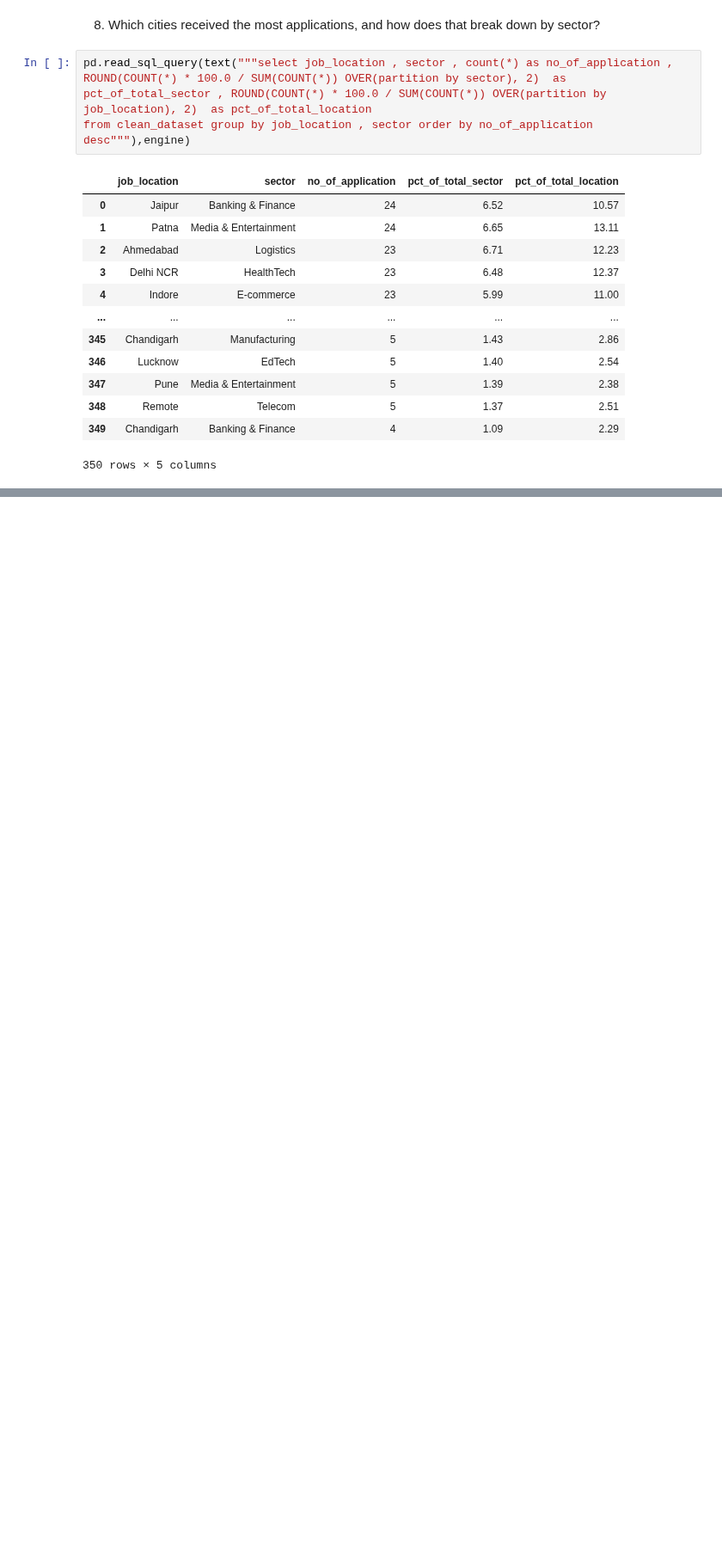
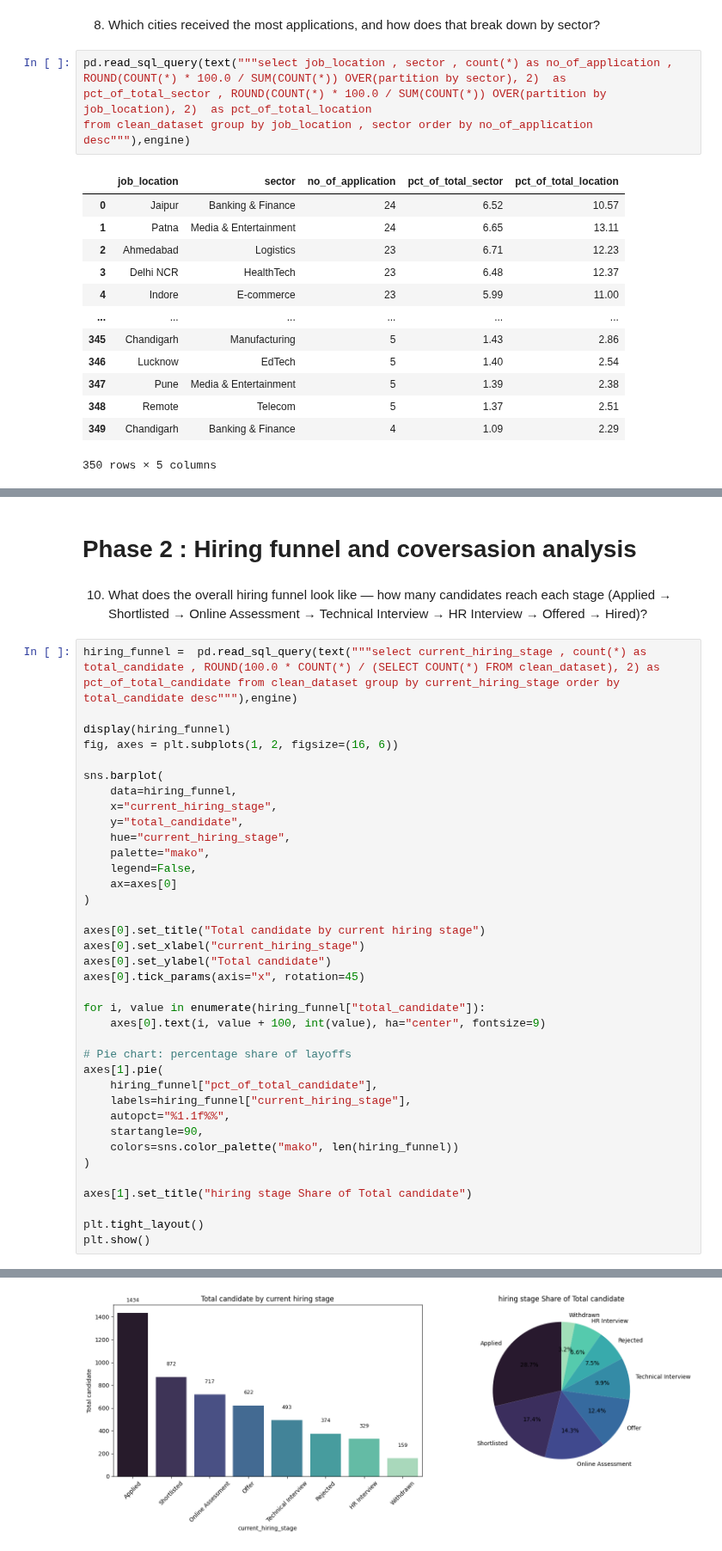
Before and after one commit to Ishasavani1402/Data-Analytics, a Jupyter notebook: fresher_hiring_analysis/EDA.ipynb, the cells around one changed output, grey strips where cells are left out. Shown at 86% size. Saved outputs shown, nothing was run; the diff lists cells and outputs as text; blank space fills up the shorter version.

```diff
--- a/fresher_hiring_analysis/EDA.ipynb
+++ b/fresher_hiring_analysis/EDA.ipynb
@@ -348,0 +387,42 @@ from clean_dataset group by job_location , sector order by no_of_application des
+# %% [markdown]
+# Phase 2 : Hiring funnel and coversasion analysis
+# %% [markdown]
+10. What does the overall hiring funnel look like — how many candidates reach each stage (Applied → Shortlisted → Online Assessment → Technical Interview → HR Interview → Offered → Hired)?
+# %%
+hiring_funnel =  pd.read_sql_query(text("""select current_hiring_stage , count(*) as total_candidate , ROUND(100.0 * COUNT(*) / (SELECT COUNT(*) FROM clean_dataset), 2) as pct_of_total_candidate from clean_dataset group by current_hiring_stage order by total_candidate desc"""),engine)
+
+display(hiring_funnel)
+fig, axes = plt.subplots(1, 2, figsize=(16, 6))
+
+sns.barplot(
+    data=hiring_funnel,
+    x="current_hiring_stage",
+    y="total_candidate",
+    hue="current_hiring_stage",
+    palette="mako",
+    legend=False,
+    ax=axes[0]
+)
+
+axes[0].set_title("Total candidate by current hiring stage")
+axes[0].set_xlabel("current_hiring_stage")
+axes[0].set_ylabel("Total candidate")
+axes[0].tick_params(axis="x", rotation=45)
+
+for i, value in enumerate(hiring_funnel["total_candidate"]):
+    axes[0].text(i, value + 100, int(value), ha="center", fontsize=9)
+
+# Pie chart: percentage share of layoffs
+axes[1].pie(
+    hiring_funnel["pct_of_total_candidate"],
+    labels=hiring_funnel["current_hiring_stage"],
+    autopct="%1.1f%%",
+    startangle=90,
+    colors=sns.color_palette("mako", len(hiring_funnel))
+)
+
+axes[1].set_title("hiring stage Share of Total candidate")
+
+plt.tight_layout()
+plt.show()
+# %% [output]
@@ -348,0 +438 @@ from clean_dataset group by job_location , sector order by no_of_application des
+[figure, added]
```
Also changed, not shown: parts of 8 cells of this notebook.
